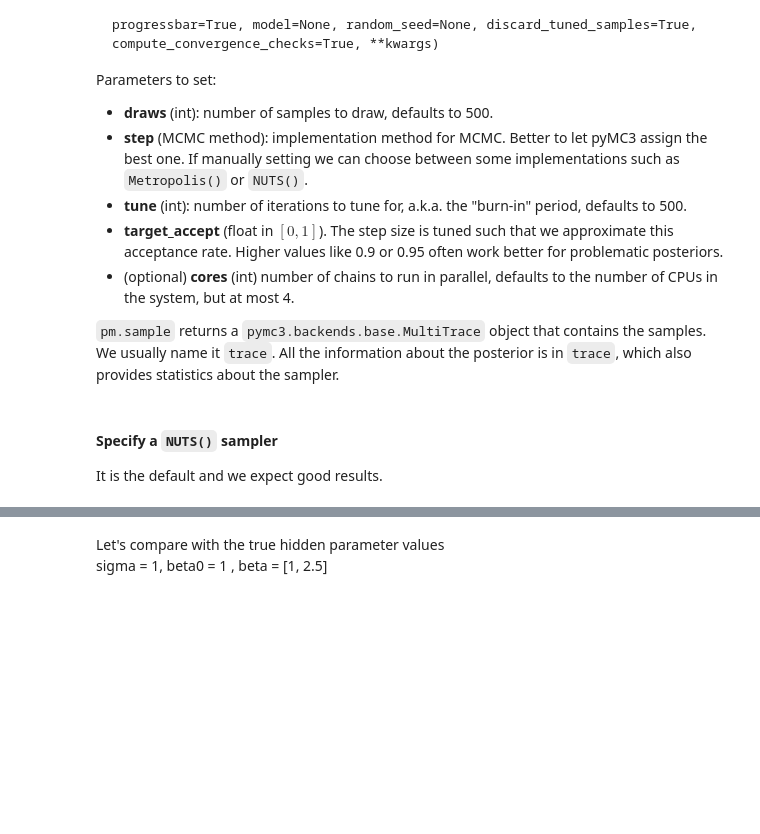
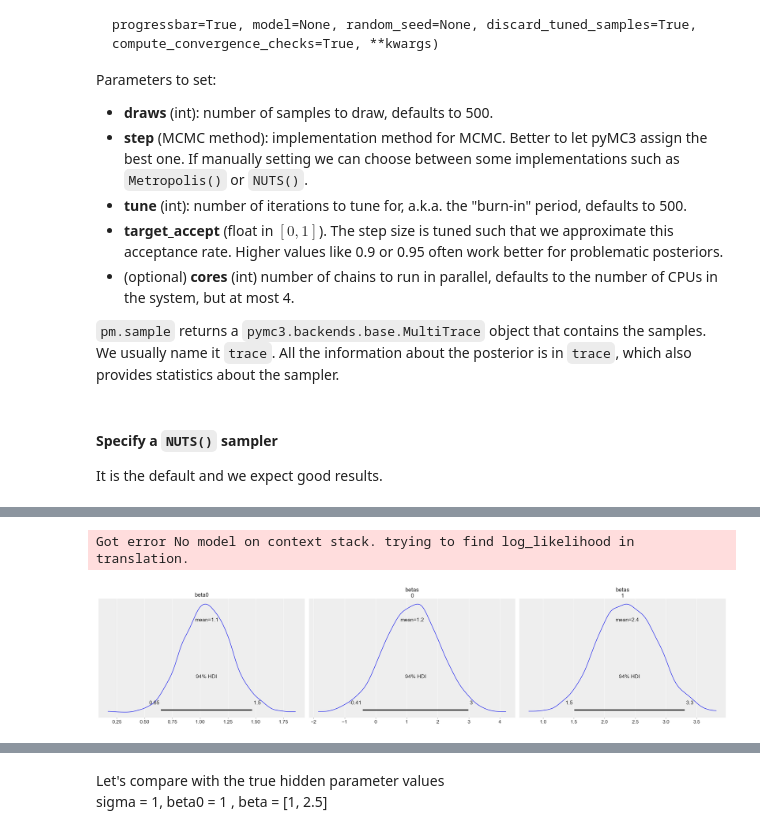
Before and after one commit to zhonglizhang/2022-CS109B, a Jupyter notebook: content/labs/lab02/cs109b_lab02_bayes_2022_Joel.ipynb, the cells around one changed output, grey strips where cells are left out. Drawn from its saved outputs; the diff is of its cells as text; code cells hidden in the pictures; blank space fills up the shorter version.

```diff
--- a/content/labs/lab02/cs109b_lab02_bayes_2022_Joel.ipynb
+++ b/content/labs/lab02/cs109b_lab02_bayes_2022_Joel.ipynb
@@ -293,5 +311,6 @@ with my_linear_model:
 
     print(f'Starting MCMC process')
     # draw 2000 posterior samples and run the default number of chains = 4
-    trace = sample(2000, tune=1000, target_accept=0.9)
+    # total number of samples = 2000 + 1000 = 3000
+    trace = sample(2000, tune=1000, chains = 2, target_accept=0.95, cores = 5)
     print(f'DONE')
@@ -298,2 +326,5 @@ with my_linear_model:
 # %%
-az.plot_posterior(trace, var_names=['beta0']);
+az.plot_posterior(trace, var_names=['beta0', 'betas']);
+# %% [output]
+Got error No model on context stack. trying to find log_likelihood in translation.
+[figure, added]
```
Also changed, not shown: parts of 22 cells of this notebook.
